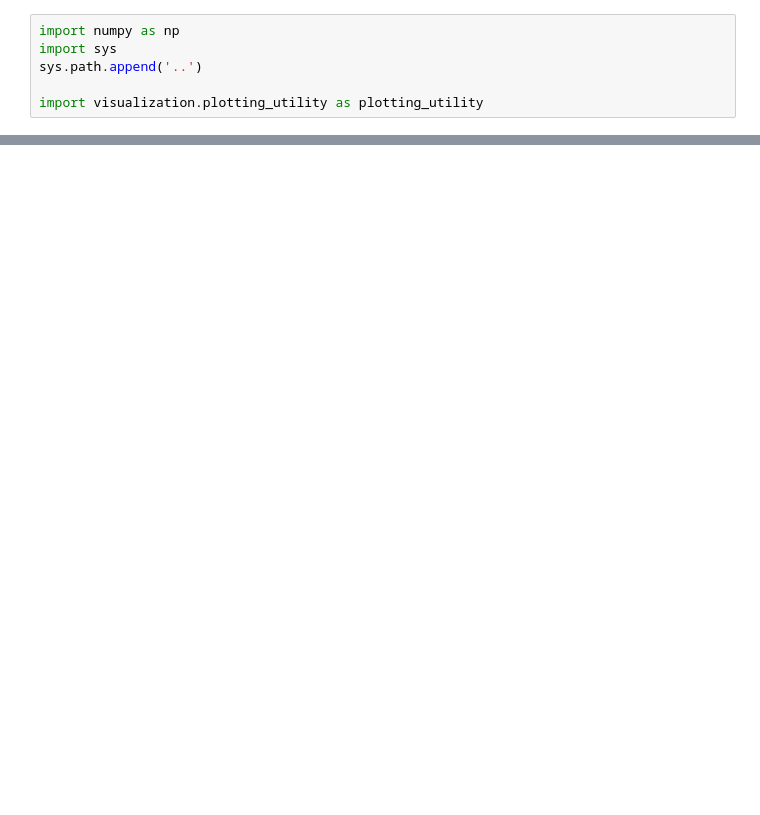
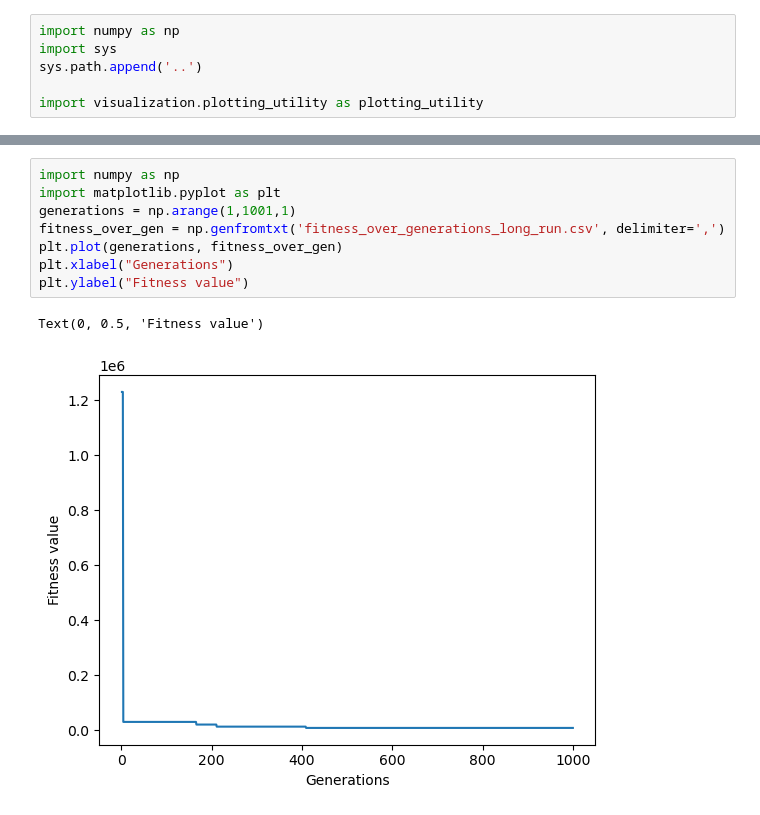
Before and after one commit to rasmusmarak/TOSS, a Jupyter notebook: toss/scripts/visualize_benchmarking.ipynb, the cells around one changed output, grey strips where cells are left out. Drawn from its saved outputs; the diff is of its cells as text; blank space fills up the shorter version.

```diff
--- a/toss/scripts/visualize_benchmarking.ipynb
+++ b/toss/scripts/visualize_benchmarking.ipynb
@@ -51,0 +55,11 @@ plotting_utility.plot_performance_scaling(core_counts, run_times)
+# %%
+import numpy as np
+import matplotlib.pyplot as plt
+generations = np.arange(1,1001,1)
+fitness_over_gen = np.genfromtxt('fitness_over_generations_long_run.csv', delimiter=',')
+plt.plot(generations, fitness_over_gen)
+plt.xlabel("Generations")
+plt.ylabel("Fitness value")
+# %% [output]
+Text(0, 0.5, 'Fitness value')
+[figure, added]
```
Also changed, not shown: parts of 4 cells of this notebook, 2 other files.
